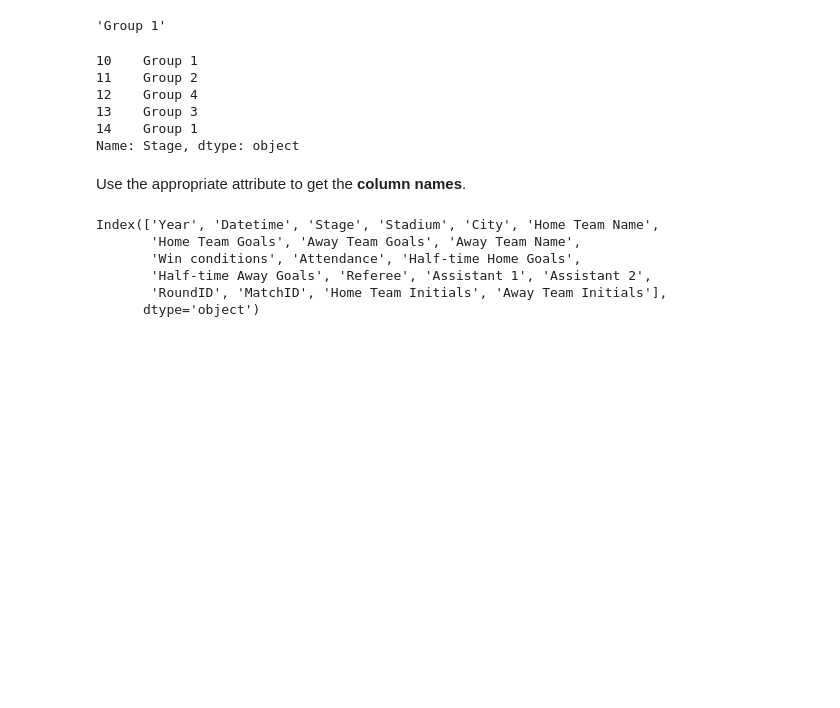
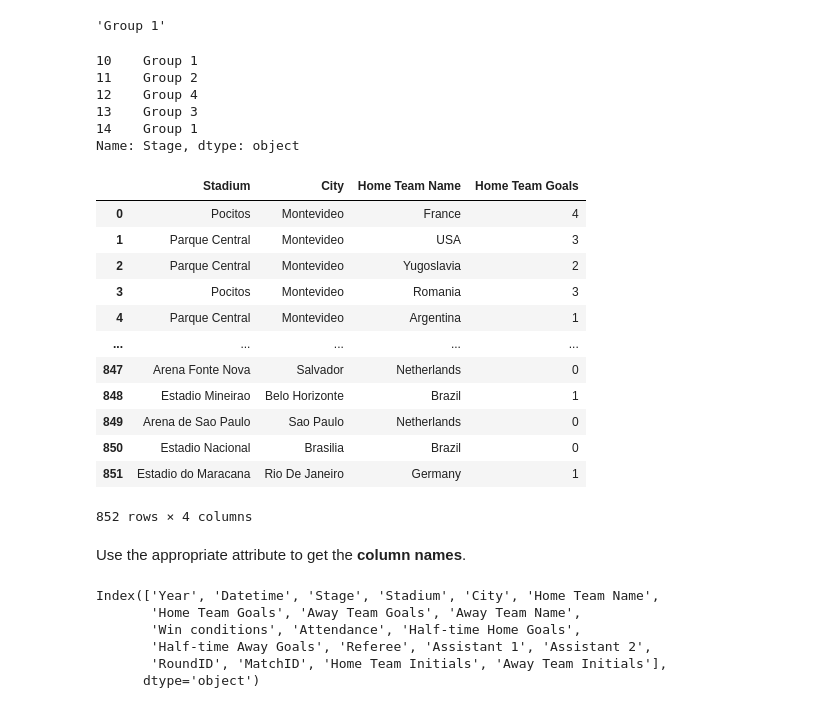
Before and after one commit to SMayienda/sarah_m, a Jupyter notebook: Sarah_pandas_lab_1.ipynb, the cells around one changed output. Cells and saved outputs as stored; diff of their text form; code cells hidden in the pictures; blank space fills up the shorter version.

```diff
--- a/Sarah_pandas_lab_1.ipynb
+++ b/Sarah_pandas_lab_1.ipynb
@@ -104,6 +104,22 @@ df.iloc[10:15,2]
 13    Group 3
 14    Group 1
 Name: Stage, dtype: object
+# %%
+df.iloc[:, 3:7]
+# %% [output]
+|  | Stadium | City | Home Team Name | Home Team Goals |
+| 0 | Pocitos | Montevideo | France | 4 |
+| 1 | Parque Central | Montevideo | USA | 3 |
+| 2 | Parque Central | Montevideo | Yugoslavia | 2 |
+| 3 | Pocitos | Montevideo | Romania | 3 |
+| 4 | Parque Central | Montevideo | Argentina | 1 |
+| ... | ... | ... | ... | ... |
+| 847 | Arena Fonte Nova | Salvador | Netherlands | 0 |
+| 848 | Estadio Mineirao | Belo Horizonte | Brazil | 1 |
+| 849 | Arena de Sao Paulo | Sao Paulo | Netherlands | 0 |
+| 850 | Estadio Nacional | Brasilia | Brazil | 0 |
+| 851 | Estadio do Maracana | Rio De Janeiro | Germany | 1 |
+852 rows × 4 columns
 # %% [markdown]
 Use the appropriate attribute to get the **column names**.
 # %%
```
Also changed, not shown: parts of 3 cells of this notebook.
